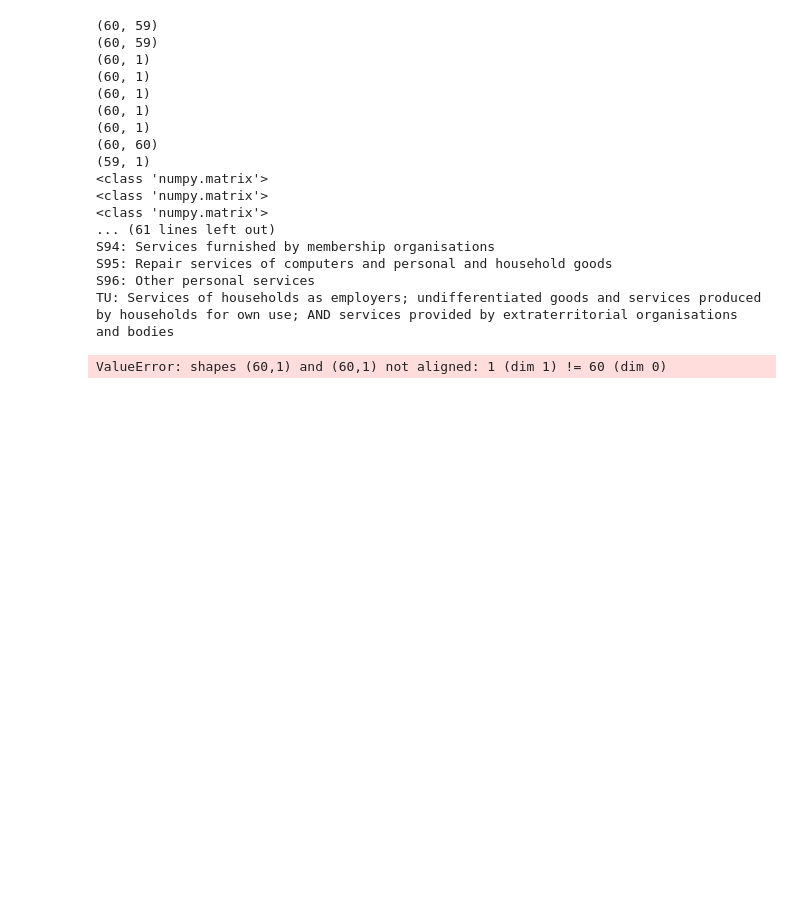
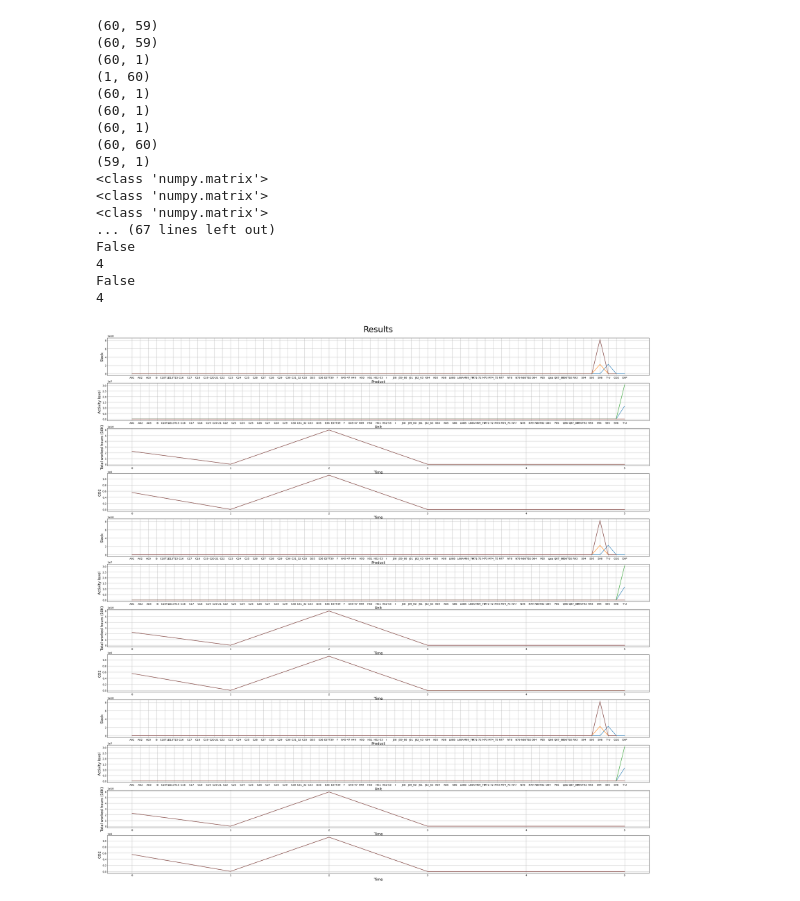
Before and after one commit to lokehagberg/rhp, a Jupyter notebook: simulations/Sweden/2016.ipynb, the cells around one changed output. Saved outputs shown, nothing was run; the diff lists cells and outputs as text; code cells hidden in the pictures; blank space fills up the shorter version.

```diff
--- a/simulations/Sweden/2016.ipynb
+++ b/simulations/Sweden/2016.ipynb
@@ -54,7 +54,7 @@ use_imported = Sheet(main_sheet, 94, 3, 153, 61).np_array
 supply = Sheet(main_sheet, 159, 3, 218, 61).np_array
 export_vector = Sheet(main_sheet, 4, 78, 63, 78).np_array * time_steps * (1/12)
 domestic_target_output = Sheet(main_sheet, 4, 79, 63, 79).np_array * (1/12)
-imported_target_output = Sheet(main_sheet, 4, 81, 63, 81).np_array * (1/12)
+imported_target_output = Sheet(main_sheet, 4, 81, 63, 81).np_array.reshape([1,-1]) * (1/12)
 supply_use = supply - use_domestic
 export_prices = deepcopy(Sheet(main_sheet, 4, 80, 63, 80).np_array)
 import_prices = deepcopy(Sheet(main_sheet, 4, 80, 63, 80).np_array)
@@ -170,37 +170,37 @@ for i in range(time_steps):
     #     worked_hours_per_sector.append(x[0][j]*worked_hours[j])
     # ax = fig.add_subplot(gs[i * number_of_graphs + 5, 0])
     # ax.set_xlabel('Product', fontsize=14)
     # ax.set_ylabel(labels[3], fontsize=14)
     # ax.set_xticks(range(supply_use_list[i].shape[1]), sector_name_input)
     # for j in range(planning_horizon):
     #     x = np.array_split(result_list[i], planning_horizon)
     #     ax.plot(range(x[j].shape[0]), worked_hours_per_sector)
 
     # ax = fig.add_subplot(gs[i * number_of_graphs + 6, 0])
     # ax.set_xlabel('Product', fontsize=14)
     # ax.set_ylabel(labels[2], fontsize=14)
     # ax.set_xticks(range(len(sector_with_all_outputs_and_EXP)), sector_with_all_outputs_and_EXP)
     # for j in range(planning_horizon):
     #     l = np.array_split(lagrange_list[i], planning_horizon)
     #     ax.plot(range(l[j].shape[0]), l[j])
 
 plt.show()
 # %% [output]
 (60, 59)
 (60, 59)
 (60, 1)
-(60, 1)
+(1, 60)
 (60, 1)
 (60, 1)
 (60, 1)
 (60, 60)
 (59, 1)
 <class 'numpy.matrix'>
 <class 'numpy.matrix'>
 <class 'numpy.matrix'>
-... (61 lines left out)
-S94: Services furnished by membership organisations
-S95: Repair services of computers and personal and household goods
-S96: Other personal services
-TU: Services of households as employers; undifferentiated goods and services produced by households for own use; AND services provided by extraterritorial organisations and bodies
+... (67 lines left out)
+False
+4
+False
+4
-ValueError: shapes (60,1) and (60,1) not aligned: 1 (dim 1) != 60 (dim 0)
+[figure, added]
```
Also changed, not shown: 1 other file.
